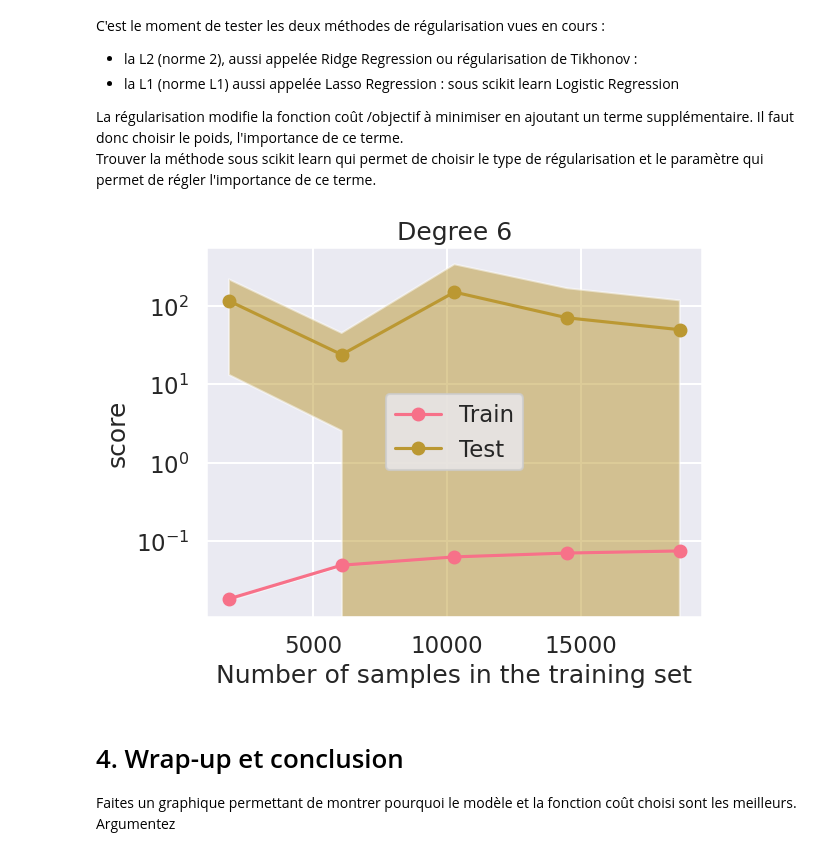
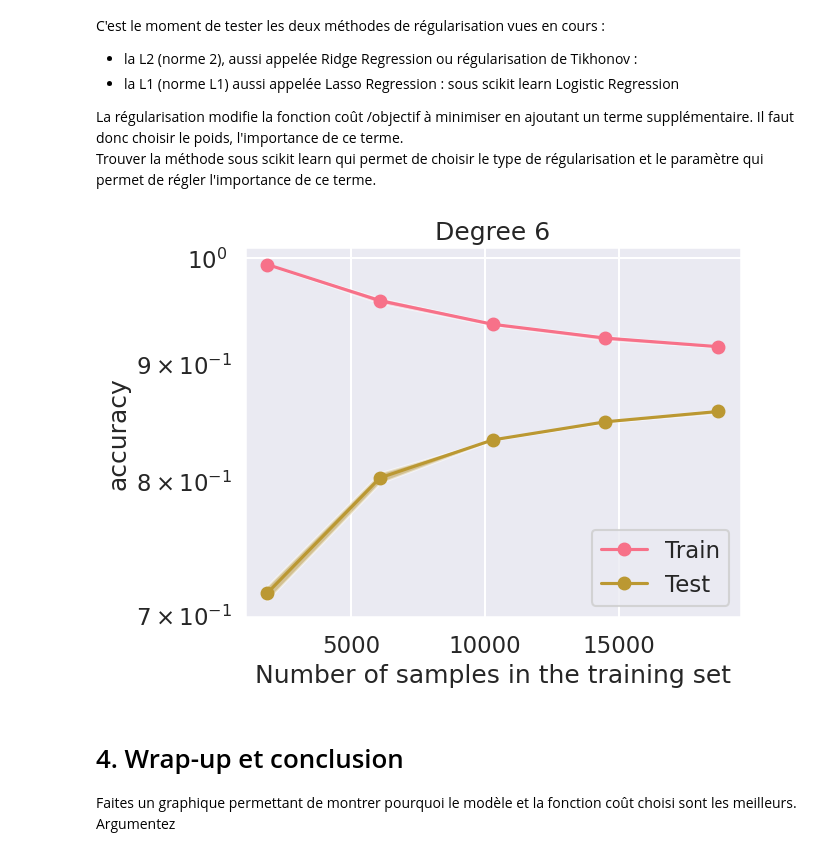
Before and after one commit to GuilBess/log_reg_proj, a Jupyter notebook: Projet.ipynb, the cells around one changed output. Cells and saved outputs as stored; diff of their text form; code cells hidden in the pictures.

```diff
--- a/Projet.ipynb
+++ b/Projet.ipynb
@@ -303,19 +304,20 @@ Trouver la méthode sous scikit learn qui permet de choisir le type de régulari
 # %%
 poly_degree = 6
 poly = PolynomialFeatures(degree=poly_degree, include_bias=False)  # Create a polynomial features transformer
-ridge = Ridge( alpha=6)  # Create a L2 penalized linear regression model
+ridge = RidgeClassifier( alpha=3)  # Create a L2 penalized linear regression model
 # the model below first applies a standard scaler to the data before applying the polynomial features and the ridge regression.
 # This is done to ensure that all the features are on the same scale before applying the polynomial features.
 # It is especially important when using regularization techniques like ridge regression.
 # It is also useful to use it through a pipeline not to forget to apply it to the test data, the same way it was applied to the training data.
 poly_regression = make_pipeline(StandardScaler(),poly, ridge)  # Create a L2 penalized polynomial regression model
 
-LearningCurveDisplay.from_estimator(poly_regression, trainScaler, y_train,scoring='neg_mean_squared_error',negate_score = True,score_name = 'score', line_kw= {"marker": "o"},n_jobs=8, cv=3)
+LearningCurveDisplay.from_estimator(poly_regression, X_train, y_train,scoring='accuracy',negate_score = False,score_name = "accuracy", line_kw= {"marker": "o"},n_jobs=8, cv=3)
+plt.title(f"Degree {poly_degree}")
 plt.yscale('log')
-plt.title(f"Degree {poly_degree}")
+
 plt.show()
 # %% [output]
-[figure, old version]
+[figure, new version]
 # %% [markdown]
 # <a id='ref4'>4. Wrap-up et conclusion </a>
 Faites un graphique permettant de montrer pourquoi le modèle et la fonction coût choisi sont les meilleurs.
```
Also changed, not shown: parts of 2 cells of this notebook.
